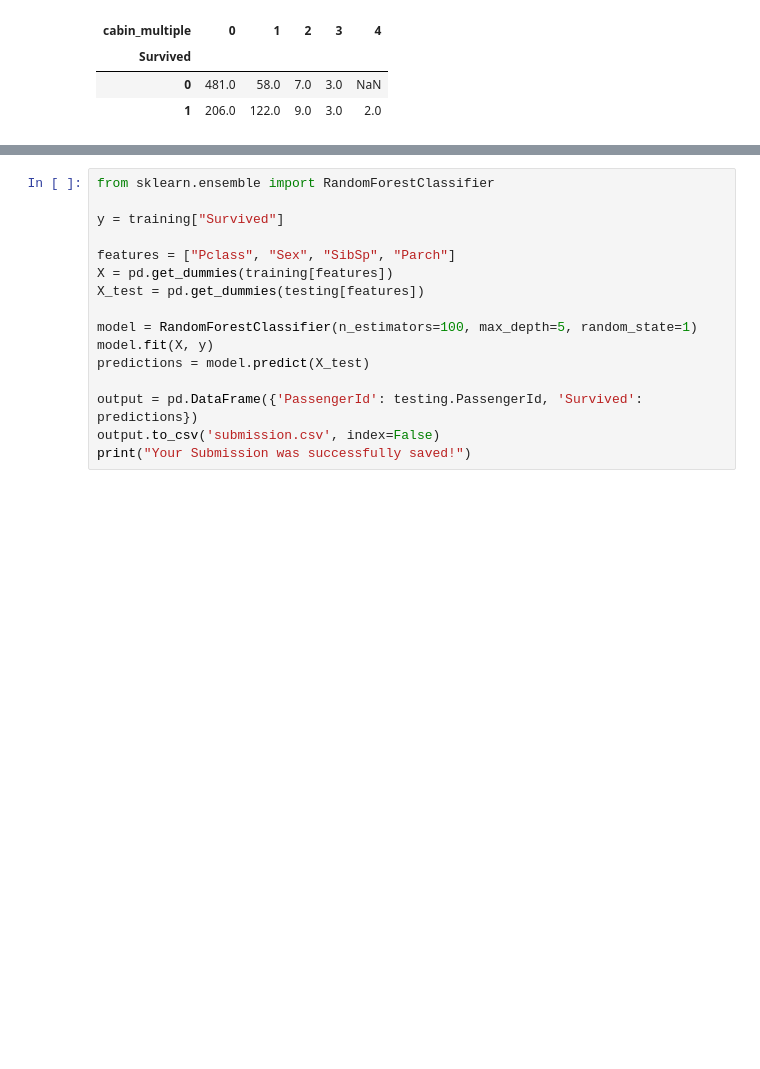
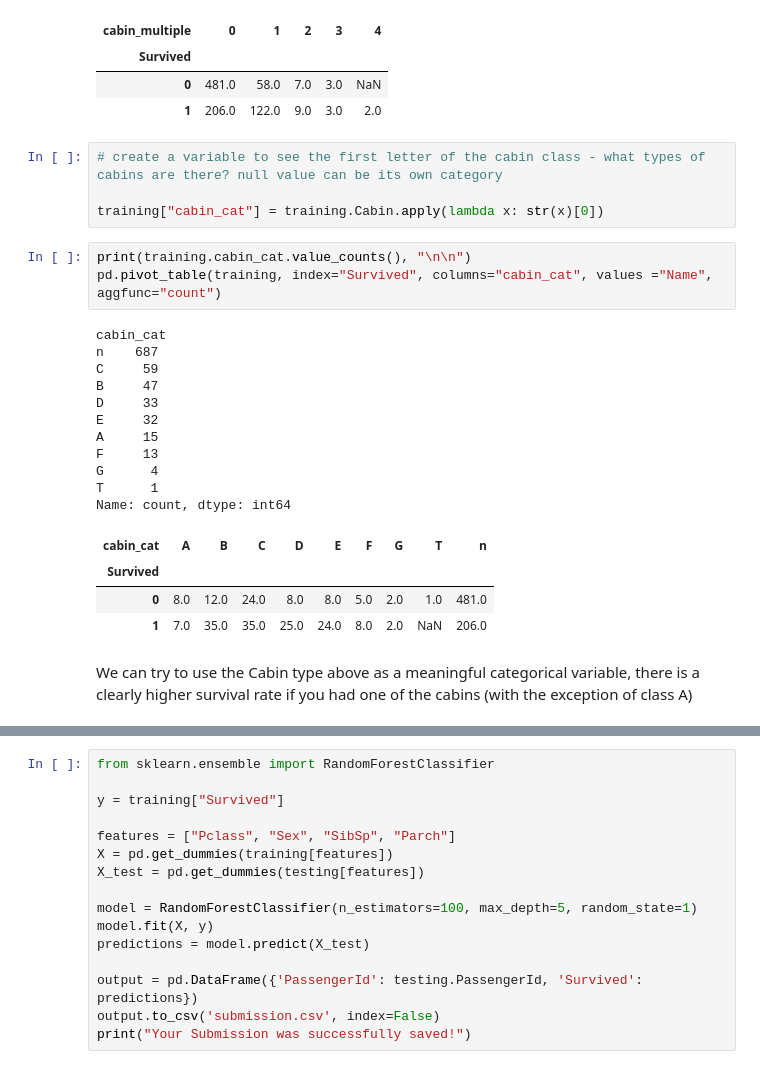
Before and after one commit to tjjdoherty/kaggle_notebooks, a Jupyter notebook: td-titanic-beginner-notebook.ipynb, the cells around one changed output, grey strips where cells are left out. Drawn from its saved outputs; the diff is of its cells as text; blank space fills up the shorter version.

```diff
--- a/td-titanic-beginner-notebook.ipynb
+++ b/td-titanic-beginner-notebook.ipynb
@@ -194,3 +194,28 @@ pd.pivot_table(training, index = 'Survived', columns = 'cabin_multiple', values=
 | Survived |  |  |  |  |  |
 | 0 | 481.0 | 58.0 | 7.0 | 3.0 | NaN |
 | 1 | 206.0 | 122.0 | 9.0 | 3.0 | 2.0 |
+# %%
+# create a variable to see the first letter of the cabin class - what types of cabins are there? null value can be its own category
+
+training["cabin_cat"] = training.Cabin.apply(lambda x: str(x)[0])
+# %%
+print(training.cabin_cat.value_counts(), "\n\n")
+pd.pivot_table(training, index="Survived", columns="cabin_cat", values ="Name", aggfunc="count")
+# %% [output]
+cabin_cat
+n    687
+C     59
+B     47
+D     33
+E     32
+A     15
+F     13
+G      4
+T      1
+Name: count, dtype: int64
+| cabin_cat | A | B | C | D | E | F | G | T | n |
+| Survived |  |  |  |  |  |  |  |  |  |
+| 0 | 8.0 | 12.0 | 24.0 | 8.0 | 8.0 | 5.0 | 2.0 | 1.0 | 481.0 |
+| 1 | 7.0 | 35.0 | 35.0 | 25.0 | 24.0 | 8.0 | 2.0 | NaN | 206.0 |
+# %% [markdown]
+We can try to use the Cabin type above as a meaningful categorical variable, there is a clearly higher survival rate if you had one of the cabins (with the exception of class A)
```
Also changed, not shown: parts of 12 cells of this notebook.
